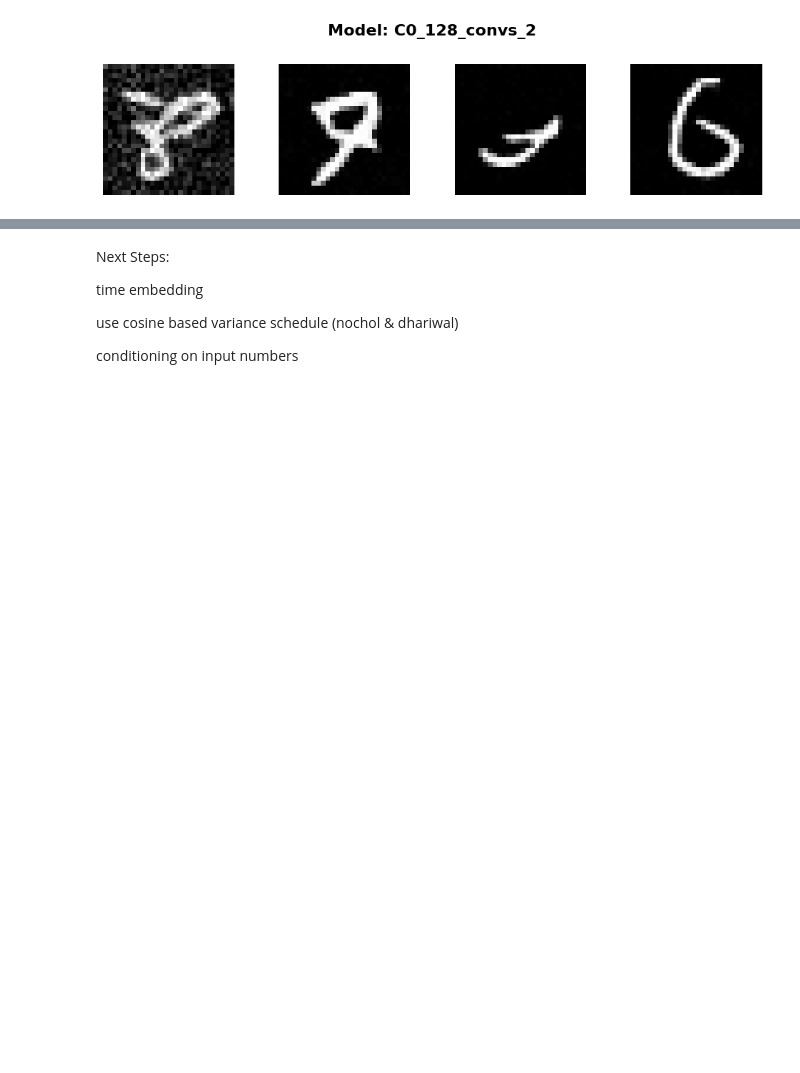
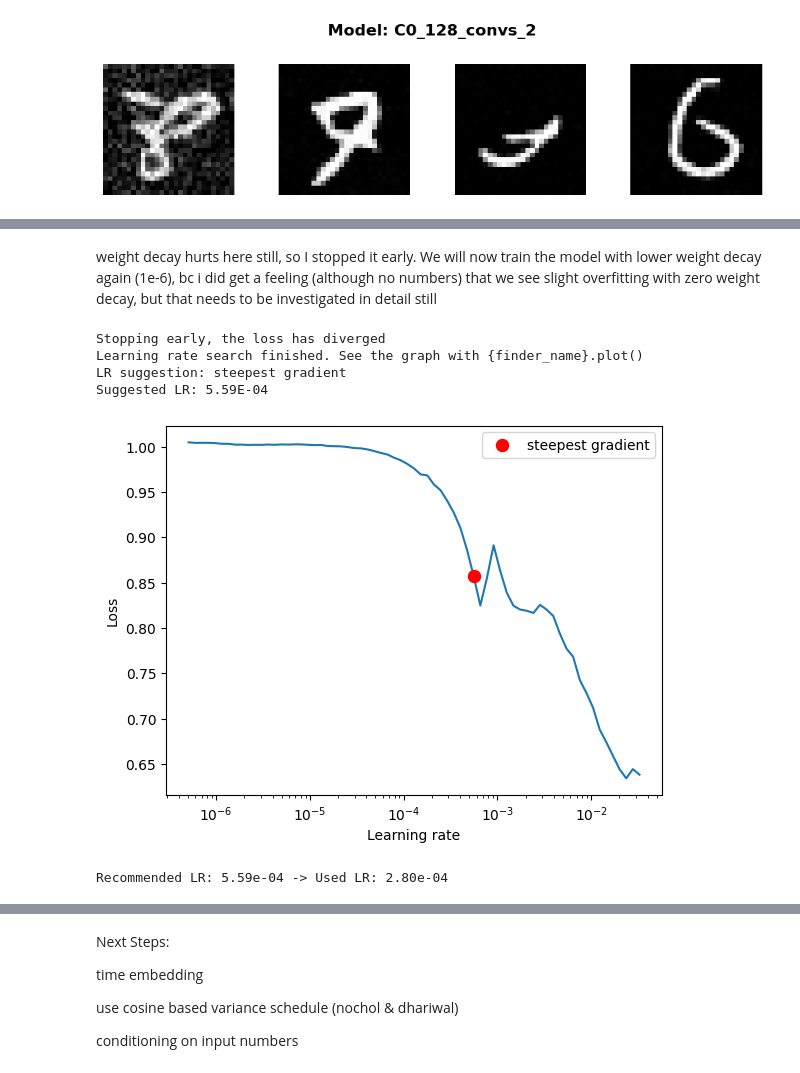
Before and after one commit to EliasAbele/diffusion-models-project, a Jupyter notebook: mnist_diffusion_base.ipynb, the cells around one changed output, grey strips where cells are left out. Cells and saved outputs as stored; diff of their text form; code cells hidden in the pictures; blank space fills up the shorter version.

Commit message:
started training the model on the whole MNIST data set for a longer time, implemented wieght decay and some automation functions

```diff
--- a/mnist_diffusion_base.ipynb
+++ b/mnist_diffusion_base.ipynb
@@ -208,10 +208,10 @@ def find_lr(model, train_loader, start_lr=1e-7, end_lr=1, num_iter=100, plot=Tru
 # %% [markdown]
 we add gradient clipping here also
 # %%
-def train(model, train_loader, test_loader, epochs=100, lr=1e-2, plot_loss=True,
+def train(model, train_loader, test_loader, epochs=100, lr=1e-2, weight_decay = 1e-4, plot_loss=True,
           early_stopping_patience=10, save_path='model.pkl', writer=None):
     model = model.to(device)
-    optimizer = torch.optim.Adam(model.parameters(), lr=lr)
+    optimizer = torch.optim.Adam(model.parameters(), lr=lr,weight_decay=weight_decay)
     scaler = torch.amp.GradScaler('cuda')
     lr_scheduler = torch.optim.lr_scheduler.ReduceLROnPlateau(
         optimizer, patience=3, factor=0.5, min_lr=1e-6)
@@ -403,7 +403,7 @@ def load_unet(state_dict_path, channels, convs_per_level):
 # %% [markdown]
 we create a test model function to further speed up our workflow
 # %%
-def test_model(model, train_loader, test_loader, epochs=5, T=1000, save_path='model.pkl', n_images=8, ncol=4, return_losses=True, plot=False):
+def test_model(model, train_loader, test_loader, epochs=5, T=1000, weight_decay = 1e-4, save_path='model.pkl', n_images=8, ncol=4, return_losses=True, plot=False):
     # find learning rate
     suggested_lr = find_lr(model, train_loader)
     lr = suggested_lr * 0.5  # conservative estimate for better stability
@@ -411,7 +411,7 @@ def test_model(model, train_loader, test_loader, epochs=5, T=1000, save_path='mo
 
     train_losses, test_losses = train(
         model, train_loader, test_loader,
-        epochs=epochs, lr=lr,
+        epochs=epochs, lr=lr, weight_decay = weight_decay,
         early_stopping_patience=10,
         save_path=save_path
     )
@@ -437,9 +437,9 @@ def model_name(channel0, convs_per_level):
     return f'C0_{channel0}_convs_{convs_per_level}'
 
 
-def path_name(channel0, convs_per_level):
+def path_name(channel0, convs_per_level,add_desc=""):
     modelname = model_name(channel0, convs_per_level)
-    return f"base_{modelname}.pkl"
+    return f"base_{modelname}{add_desc}.pkl"
 # %%
 def plot_model_comparison(images_list, model_names, ncol=None):
     n_models = len(images_list)
@@ -538,0 +557,16 @@ imgs, trainlosses, testlosses = test_model(unet, train_loader, test_loader,
+# %% [markdown]
+weight decay hurts here still, so I stopped it early. We will now train the model with lower weight decay again (1e-6), bc i did get a feeling (although no numbers) that we see slight overfitting with zero weight decay, but that needs to be investigated in detail still
+# %%
+channel0 = 128
+cpl = 2
+unet = UNet(channel_list(channel0), cpl).to(device)
+imgs, trainlosses, testlosses = test_model(unet, train_loader, test_loader,
+                                           epochs=200, weight_decay=1e-6,
+                                           save_path=path_name(channel0, cpl,add_desc="wd_1e-6_long"), n_images=8, plot=True)
+# %% [output]
+Stopping early, the loss has diverged
+Learning rate search finished. See the graph with {finder_name}.plot()
+LR suggestion: steepest gradient
+Suggested LR: 5.59E-04
+[figure, added]
+Recommended LR: 5.59e-04 -> Used LR: 2.80e-04
```
Also changed, not shown: parts of 2 cells of this notebook, 3 other files.
